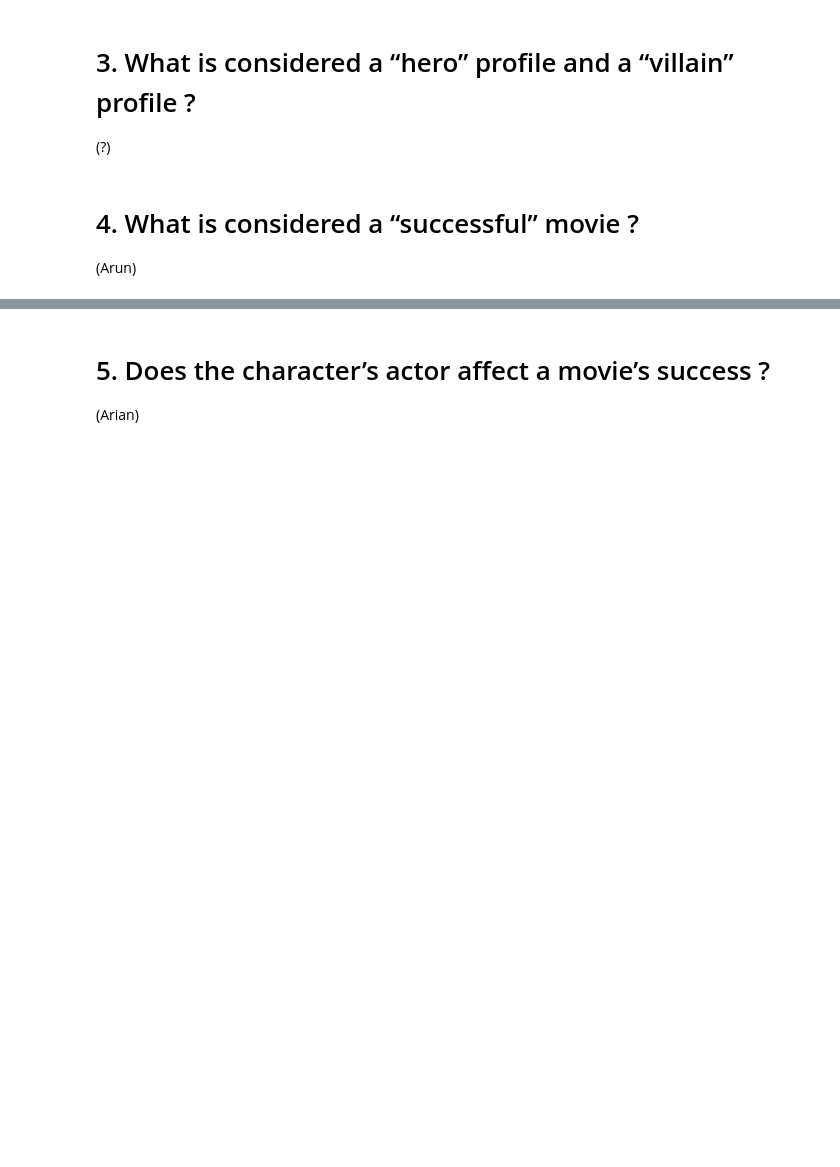
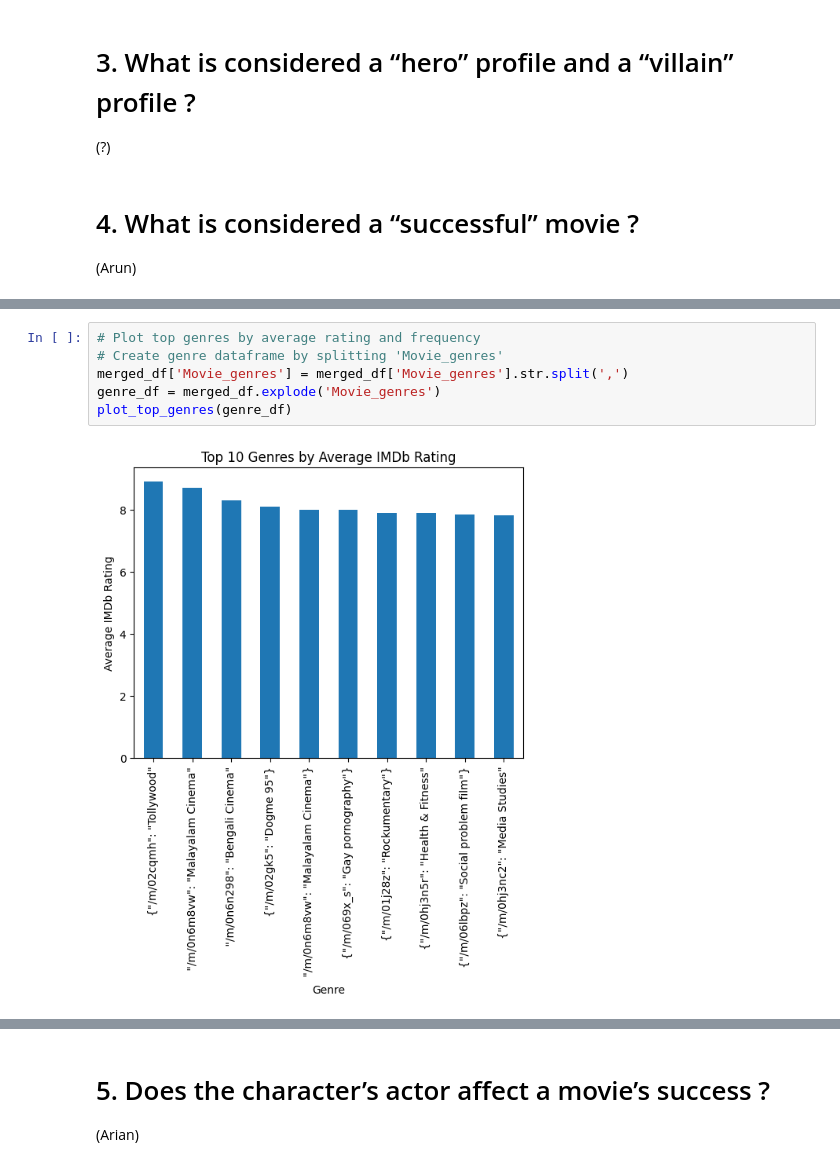
Before and after one commit to epfl-ada/ada-2024-project-data_brigada, a Jupyter notebook: results.ipynb, the cells around one changed output, grey strips where cells are left out. Drawn from its saved outputs; the diff is of its cells as text; blank space fills up the shorter version.

```diff
--- a/results.ipynb
+++ b/results.ipynb
@@ -329,0 +367,8 @@ crazy_survivalist      2
+# %%
+# Plot top genres by average rating and frequency
+# Create genre dataframe by splitting 'Movie_genres'
+merged_df['Movie_genres'] = merged_df['Movie_genres'].str.split(',')
+genre_df = merged_df.explode('Movie_genres')
+plot_top_genres(genre_df)
+# %% [output]
+[figure, added]
```
Also changed, not shown: parts of 6 cells of this notebook, 2 other files.
